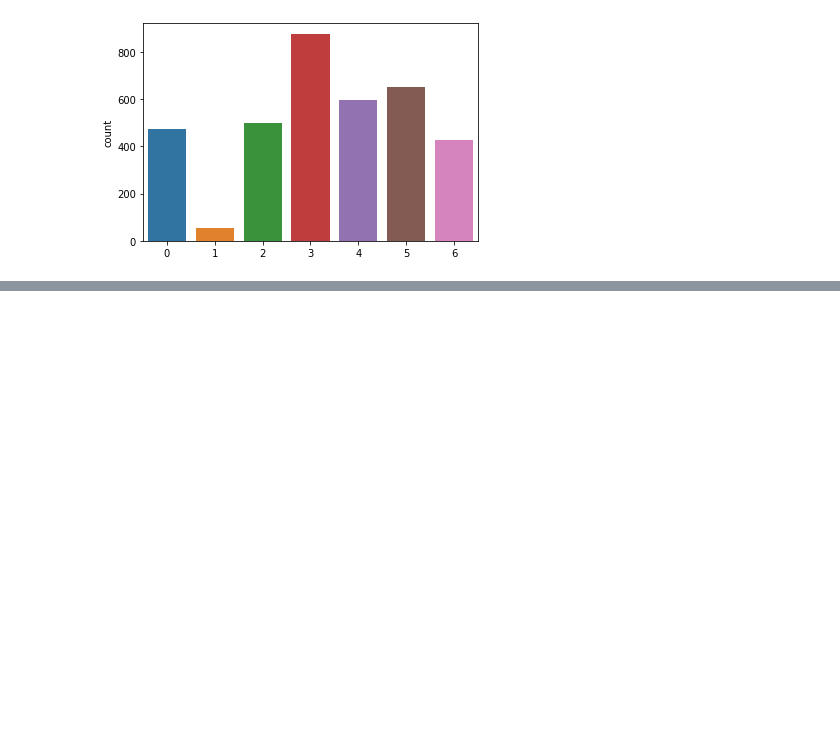
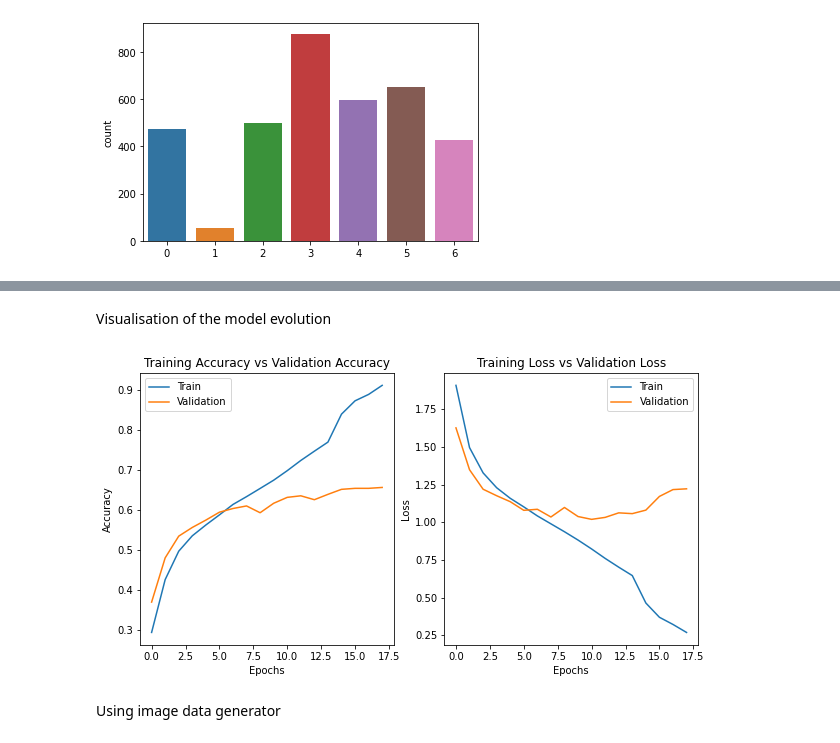
Before and after one commit to ahmedlaouar/face-emotion, a Jupyter notebook: face_emotion_model.ipynb, the cells around one changed output, grey strips where cells are left out. Drawn from its saved outputs; the diff is of its cells as text; code cells hidden in the pictures; blank space fills up the shorter version.

Commit message:
face emotion simple model

```diff
--- a/face_emotion_model.ipynb
+++ b/face_emotion_model.ipynb
@@ -119,0 +272,21 @@ sns.countplot(x=labels_test)
+# %%
+#use try catch here fo smoother execution
+try:
+  save_file = pd.read_csv('/content/drive/MyDrive/Colab Notebooks/M2_AI/AAP/project/results.csv')
+except FileNotFoundError:
+  results.to_csv('/content/drive/MyDrive/Colab Notebooks/M2_AI/AAP/project/results.csv', index=False)
+# %%
+for drop_out_1 in drop_out:
+  for drop_out_2 in drop_out2:
+    for act_func_1 in act_func:
+      for filtre1 in filtre:
+        model = model_define(filtre1,drop_out_1,drop_out_2,act_func_1)
+        model.compile(optimizer=Adam(lr=1e-3), loss='sparse_categorical_crossentropy', metrics=['accuracy'])
+        history = model.fit(data_train, labels_train,shuffle=True,
+                    validation_data=(data_val, labels_val),
+                    epochs=50,
+                    batch_size=64,callbacks=callbacks_list)
+        results.loc[results.shape[0]] = [drop_out_1, drop_out_2, act_func_1, filtre1, history.history["accuracy"][-1], history.history["loss"][-1], history.history["val_accuracy"][-1], history.history["val_loss"][-1]]
+        save_file = pd.read_csv('/content/drive/MyDrive/Colab Notebooks/M2_AI/AAP/project/results.csv')
+        save_file.loc[save_file.shape[0]] = results.iloc[-1]
+        save_file.to_csv('/content/drive/MyDrive/Colab Notebooks/M2_AI/AAP/project/results.csv', index=False)
@@ -119,0 +311,29 @@ sns.countplot(x=labels_test)
+# %% [markdown]
+Visualisation of the model evolution
+# %%
+import matplotlib.pyplot as plt
+
+fig , ax = plt.subplots(1,2)
+train_accuracy = history.history['accuracy']
+train_loss = history.history['loss']
+fig.set_size_inches(10,5)
+
+ax[0].plot(history.history['accuracy'])
+ax[0].plot(history.history['val_accuracy'])
+ax[0].set_title('Training Accuracy vs Validation Accuracy')
+ax[0].set_ylabel('Accuracy')
+ax[0].set_xlabel('Epochs')
+ax[0].legend(['Train', 'Validation'], loc='best')
+
+ax[1].plot(history.history['loss'])
+ax[1].plot(history.history['val_loss'])
+ax[1].set_title('Training Loss vs Validation Loss')
+ax[1].set_ylabel('Loss')
+ax[1].set_xlabel('Epochs')
+ax[1].legend(['Train', 'Validation'], loc='best')
+
+plt.show()
+# %% [output]
+[figure, added]
+# %% [markdown]
+Using image data generator
```
Also changed, not shown: parts of 14 cells of this notebook.
